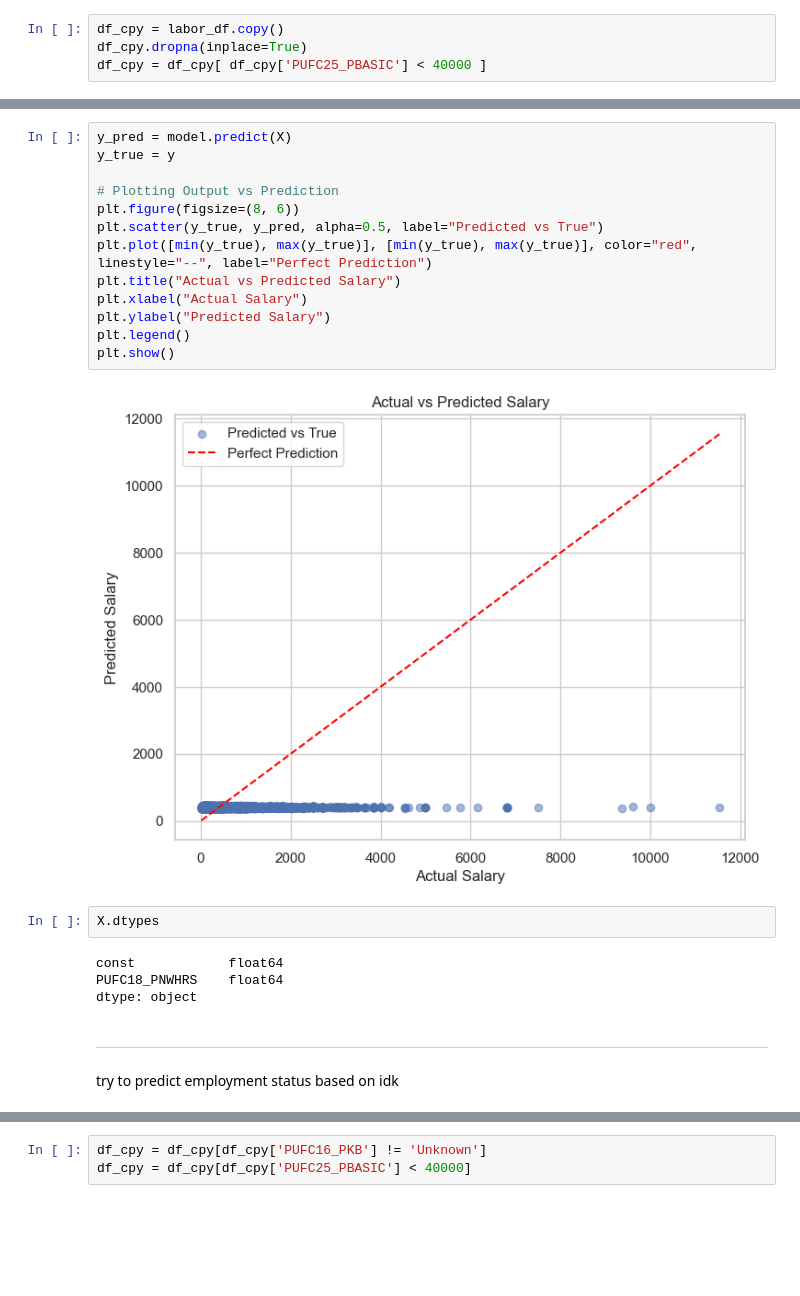
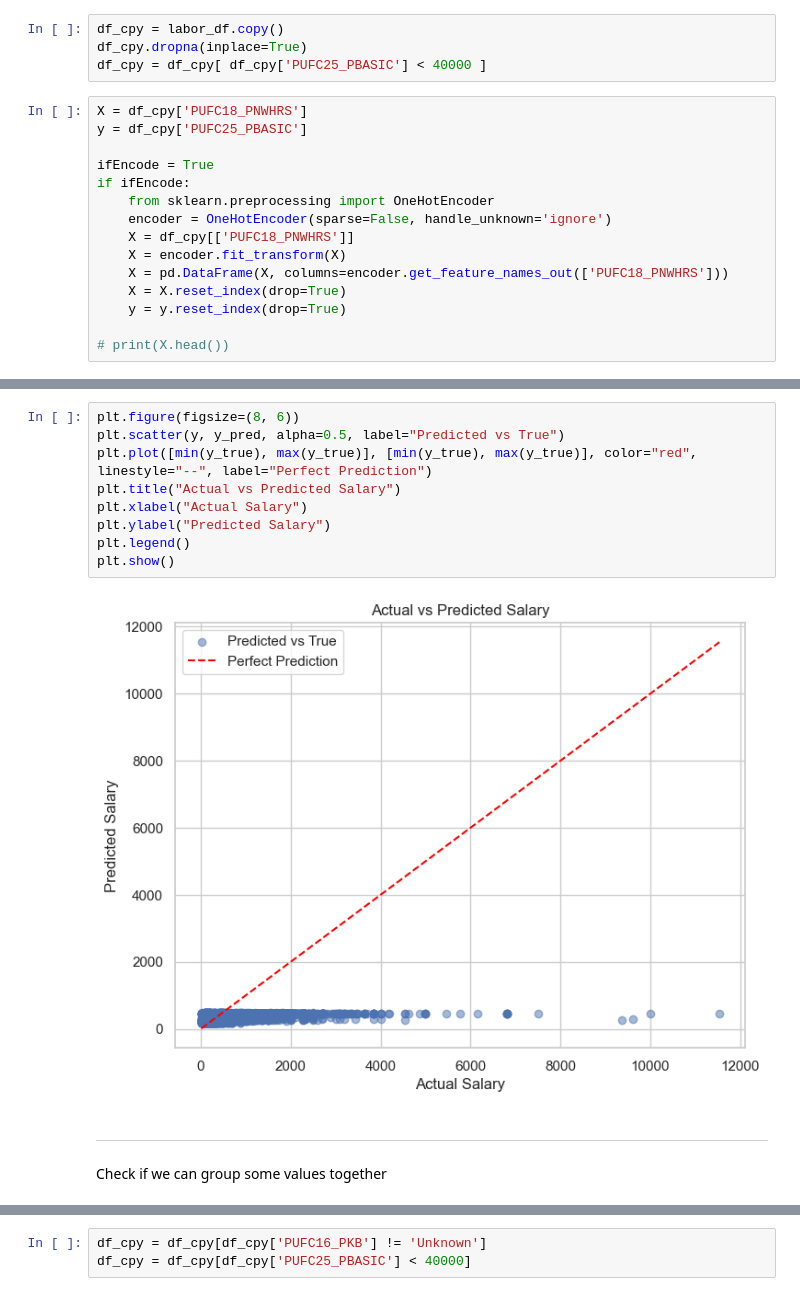
Before and after one commit to Waynes-Wu/stintsy-final-project, a Jupyter notebook: final.ipynb, the cells around one changed output, grey strips where cells are left out. Cells and saved outputs as stored; diff of their text form; blank space fills up the shorter version.

```diff
--- a/final.ipynb
+++ b/final.ipynb
@@ -613,3 +615,18 @@ Here we can see a majority of Employed and Not in the labor force are mostly in
 df_cpy = labor_df.copy()
 df_cpy.dropna(inplace=True)
 df_cpy = df_cpy[ df_cpy['PUFC25_PBASIC'] < 40000 ]
+# %%
+X = df_cpy['PUFC18_PNWHRS']
+y = df_cpy['PUFC25_PBASIC']
+
+ifEncode = True
+if ifEncode:
+    from sklearn.preprocessing import OneHotEncoder
+    encoder = OneHotEncoder(sparse=False, handle_unknown='ignore')
+    X = df_cpy[['PUFC18_PNWHRS']]
+    X = encoder.fit_transform(X)
+    X = pd.DataFrame(X, columns=encoder.get_feature_names_out(['PUFC18_PNWHRS']))
+    X = X.reset_index(drop=True)
+    y = y.reset_index(drop=True)
+
+# print(X.head())
@@ -640,28 +677,18 @@ Notes:
 # %%
-y_pred = model.predict(X)
-y_true = y
-
-# Plotting Output vs Prediction
 plt.figure(figsize=(8, 6))
-plt.scatter(y_true, y_pred, alpha=0.5, label="Predicted vs True")
+plt.scatter(y, y_pred, alpha=0.5, label="Predicted vs True")
 plt.plot([min(y_true), max(y_true)], [min(y_true), max(y_true)], color="red", linestyle="--", label="Perfect Prediction")
 plt.title("Actual vs Predicted Salary")
 plt.xlabel("Actual Salary")
 plt.ylabel("Predicted Salary")
 plt.legend()
 plt.show()
 # %% [output]
-[figure, old version]
+[figure, new version]
-# %%
-X.dtypes
-# %% [output]
-const            float64
-PUFC18_PNWHRS    float64
-dtype: object
 # %% [markdown]
 ---
-# %% [markdown]
-try to predict employment status based on idk
+# %% [markdown]
+Check if we can group some values together
 # %%
 from sklearn.preprocessing import OneHotEncoder
 from Utils import map_sector
```
Also changed, not shown: parts of 14 cells of this notebook.
